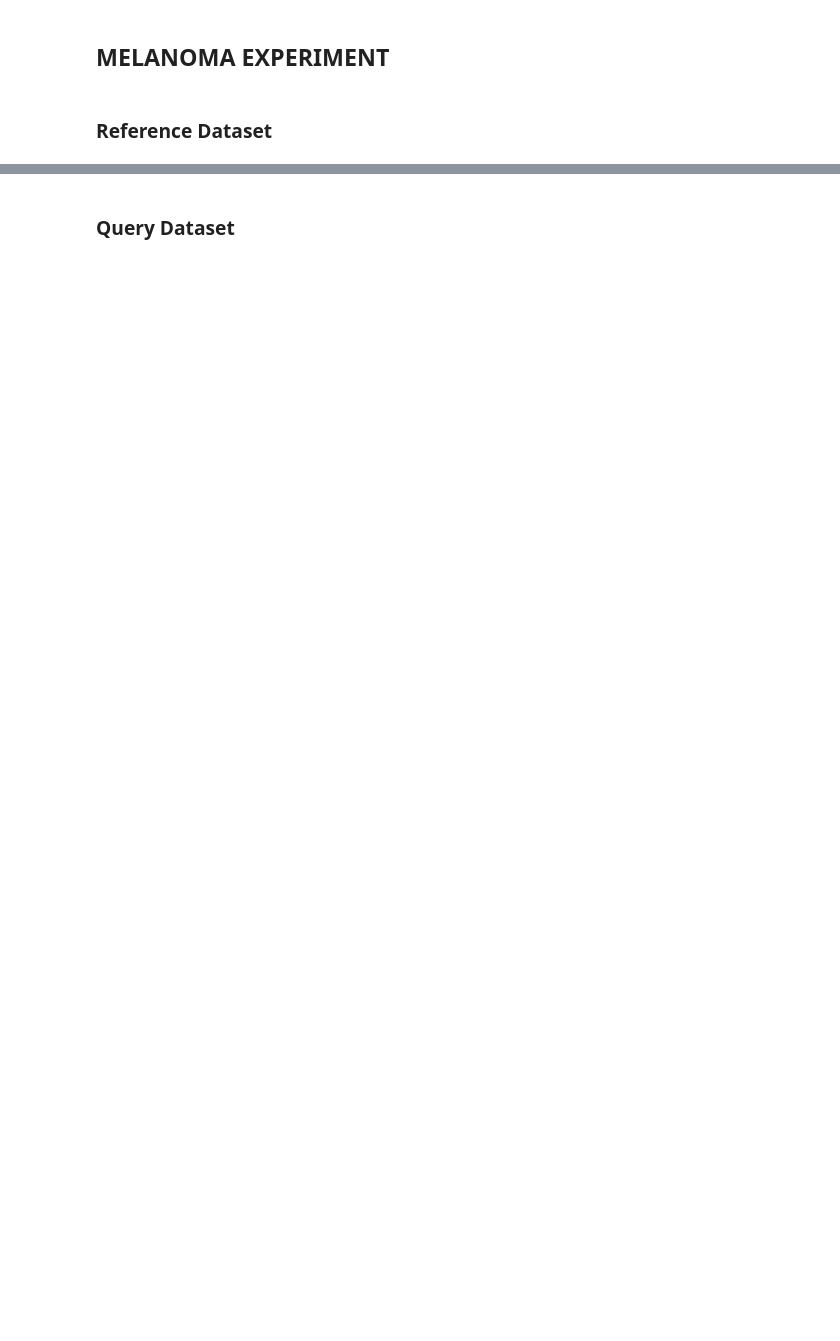
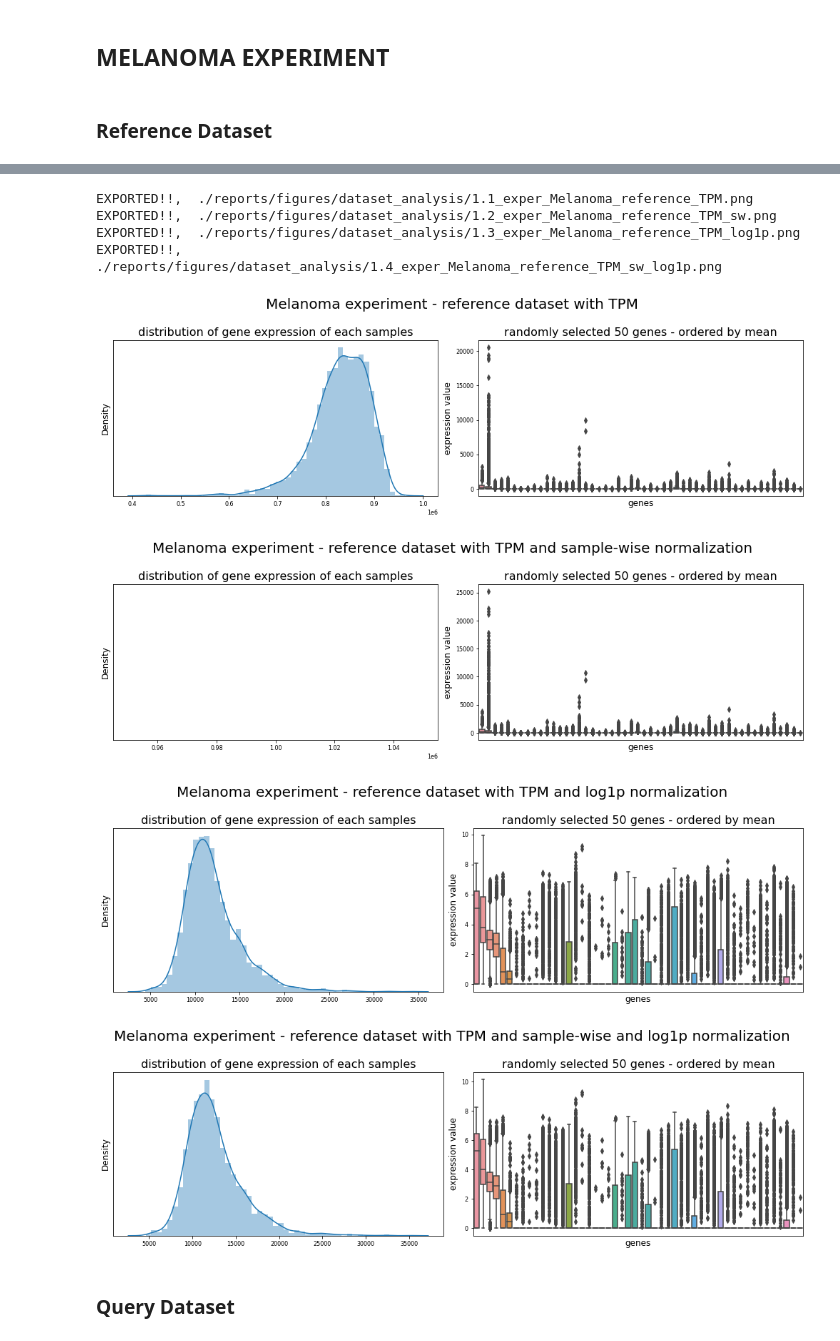
Before and after one commit to pelingundogdu/signalization_prior_knowledge_based_nn, a Jupyter notebook: notebooks/2.1-pg-analyze-raw-dataset.ipynb, the cells around one changed output, grey strips where cells are left out. Saved outputs shown, nothing was run; the diff lists cells and outputs as text; code cells hidden in the pictures; blank space fills up the shorter version.

```diff
--- a/notebooks/2.1-pg-analyze-raw-dataset.ipynb
+++ b/notebooks/2.1-pg-analyze-raw-dataset.ipynb
@@ -67,9 +67,10 @@ df_pbmc = pd.read_pickle('./data/external/exper_pbmc/Immune.pck')
 df_pbmc.columns = df_pbmc.columns.str.lower()
 
 ## IMMUNE EXPERIMENT
-df_immune = pyreadr.read_r('./data/external/exper_immune/Fig3g.data.rds.gz')[None]
+df_immune = pd.read_pickle('./data/external/exper_immune/Fig3g.pck')
+#pyreadr.read_r('./data/external/exper_immune/Fig3g.data.rds.gz')[None]
+# df_immune = df_immune.iloc[: , :-2]
 df_immune.columns = df_immune.columns.str.lower()
-df_immune = df_immune.iloc[: , :-2]
 # %%
 gene_melanoma = set(df_melanoma_reference.columns).intersection(set(df_melanoma_query.columns))
 gene_mouse = set(df_mouse_retrieval.columns).intersection(set(df_mouse_training.columns))
@@ -257,2 +89,56 @@ EXPORTED!!,  ./reports/figures/dataset_analysis/1.4_exper_Melanoma_reference_TPM
+# %%
+exper = 'Melanoma'
+exper_dataset = 'reference'
+exper_no = '1'
+# %%
+# ORIGINAL DATASET
+df_raw = df_melanoma_reference
+src.plot_expression_and_sum(df=df_raw
+                        , title=exper+' experiment - '+exper_dataset+' dataset with TPM'
+                        , random_genes=random_genes
+                        , png = exper_no+'.1_exper_'+exper+'_'+exper_dataset+'_TPM.png'
+                        , output=loc_output)
+
+# ORIGINAL DATASET with SAMPLE-WISE NORMALIZATION
+df_sw = pd.concat([df_raw.iloc[:, :-1].div(df_raw.iloc[:, :-1].sum(axis=1), axis=0)*1e6
+                   , df_raw.iloc[:, -1]], axis=1)
+src.plot_expression_and_sum(df=df_sw
+                        , title=exper+' experiment - '+exper_dataset+' dataset with TPM and sample-wise normalization'
+                        , random_genes=random_genes
+                        , png = exper_no+'.2_exper_'+exper+'_'+exper_dataset+'_TPM_sw.png'
+                        , output=loc_output)
+
+# ORIGINAL DATASET with LOG NORMALIZATION
+df_log1p = np.log1p(df_raw.iloc[:, :-1])
+src.plot_expression_and_sum(df=df_log1p
+                        , title=exper+' experiment - '+exper_dataset+' dataset with TPM and log1p normalization'
+                        , random_genes=random_genes
+                        , png = exper_no+'.3_exper_'+exper+'_'+exper_dataset+'_TPM_log1p.png'
+                        , output=loc_output)
+
+# ORIGINAL DATASET with SAMPLE-WISE and LOG NORMALIZATION
+df_sw_log1p = np.log1p(df_sw.iloc[:, :-1])
+src.plot_expression_and_sum(df=df_sw_log1p
+                        , title=exper+' experiment - '+exper_dataset+' dataset with TPM and sample-wise and log1p normalization'
+                        , random_genes=random_genes
+                        , png = exper_no+'.4_exper_'+exper+'_'+exper_dataset+'_TPM_sw_log1p.png'
+                        , output=loc_output)
+
+del(df_raw)
+del(df_sw)
+del(df_log1p)
+del(df_sw_log1p)
+del(exper)
+del(exper_dataset)
+del(exper_no)
+# %% [output]
+EXPORTED!!,  ./reports/figures/dataset_analysis/1.1_exper_Melanoma_reference_TPM.png
+EXPORTED!!,  ./reports/figures/dataset_analysis/1.2_exper_Melanoma_reference_TPM_sw.png
+EXPORTED!!,  ./reports/figures/dataset_analysis/1.3_exper_Melanoma_reference_TPM_log1p.png
+EXPORTED!!,  ./reports/figures/dataset_analysis/1.4_exper_Melanoma_reference_TPM_sw_log1p.png
+[figure, added]
+[figure, added]
+[figure, added]
+[figure, added]
 # %% [markdown]
 ### Query Dataset
```
Also changed, not shown: parts of 37 cells of this notebook, 1 other file.
